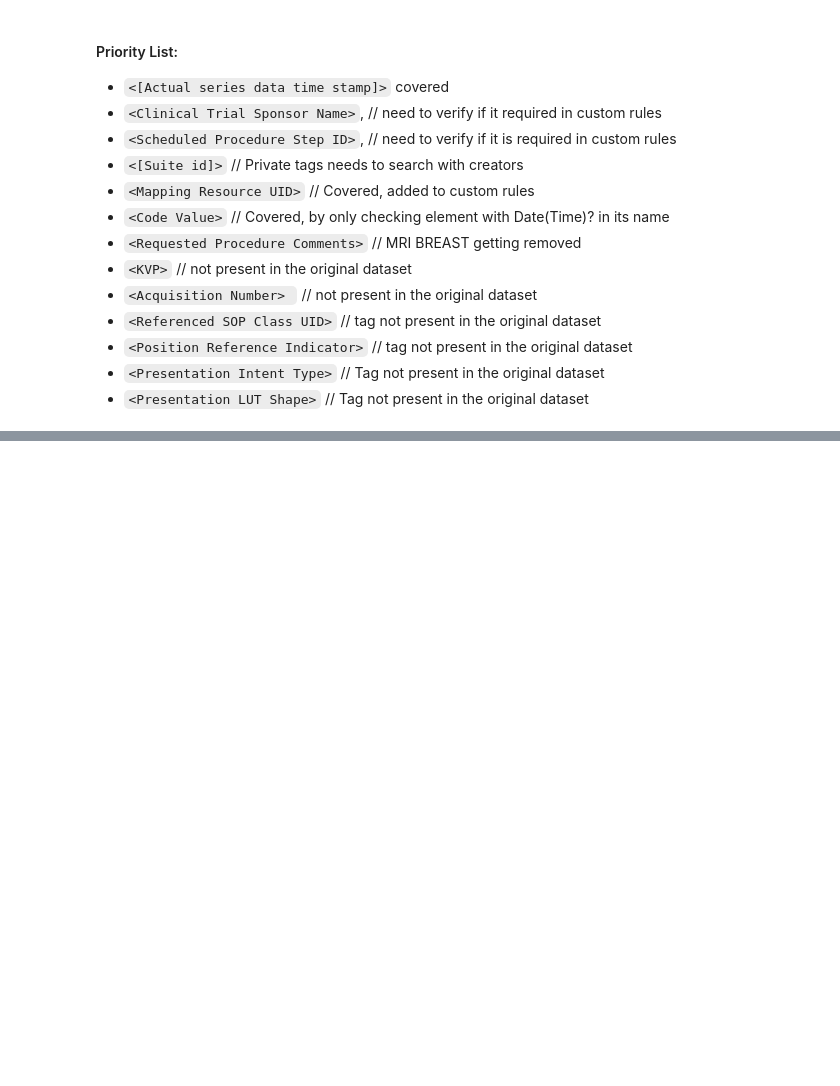
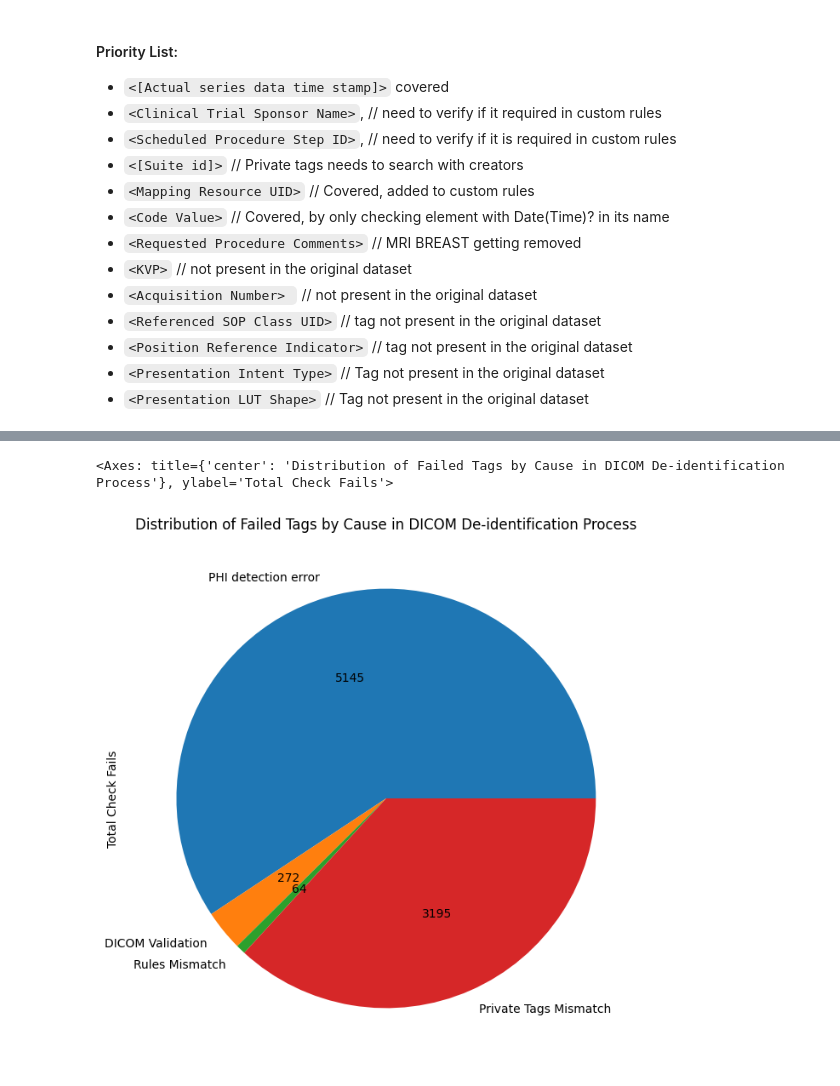
Before and after one commit to MIC-DKFZ/miccai2024_midi-b-submission, a Jupyter notebook: notebooks/exp_decprenacy_report.ipynb, the cells around one changed output, grey strips where cells are left out. Cells and saved outputs as stored; diff of their text form; code cells hidden in the pictures; blank space fills up the shorter version.

```diff
--- a/notebooks/exp_decprenacy_report.ipynb
+++ b/notebooks/exp_decprenacy_report.ipynb
@@ -86,0 +91,9 @@ report_df[(report_df['tag_name'] == '<Requested Procedure Comments>')]
+# %%
+df_check_failes.plot.pie(
+    y='Total Check Fails', figsize=(8, 8), autopct=fmt,
+    legend=False,
+    title="Distribution of Failed Tags by Cause in DICOM De-identification Process"
+)
+# %% [output]
+<Axes: title={'center': 'Distribution of Failed Tags by Cause in DICOM De-identification Process'}, ylabel='Total Check Fails'>
+[figure, added]
```
Also changed, not shown: parts of 11 cells of this notebook, 1 other file.
